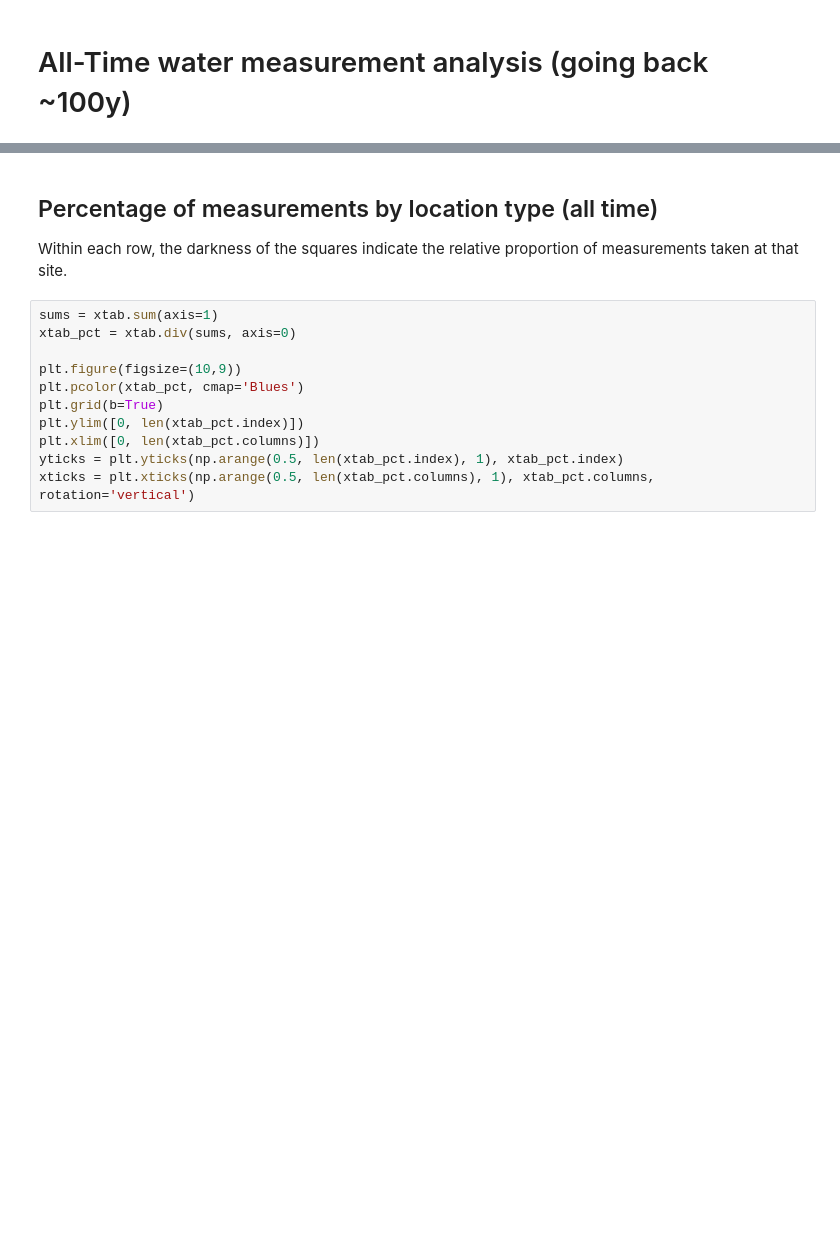
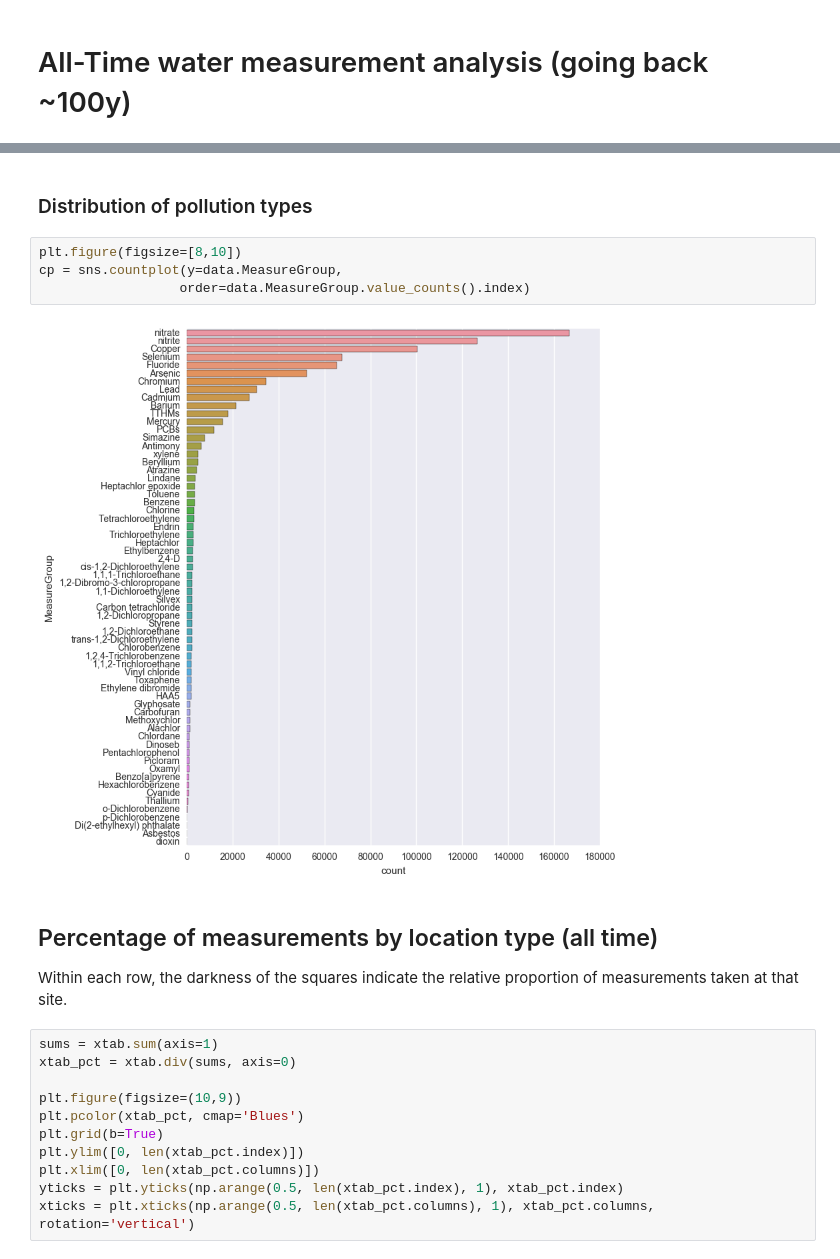
Before and after one commit to SeanU/waq, a Jupyter notebook: exploration/Water Independence.ipynb, the cells around one changed output, grey strips where cells are left out. Cells and saved outputs as stored; diff of their text form; blank space fills up the shorter version.

```diff
--- a/exploration/Water Independence.ipynb
+++ b/exploration/Water Independence.ipynb
@@ -28,3 +36,11 @@ xtab = pd.crosstab(data.MonitoringLocationTypeName, data.MeasureGroup)
+# %% [markdown]
+### Distribution of pollution types
+# %%
+plt.figure(figsize=[8,10])
+cp = sns.countplot(y=data.MeasureGroup,
+                  order=data.MeasureGroup.value_counts().index)
+# %% [output]
+[figure, added]
 # %% [markdown]
 ## Percentage of measurements by location type (all time)
 Within each row, the darkness of the squares indicate the relative proportion of measurements taken at that site.
```
Also changed, not shown: parts of 13 cells of this notebook.
